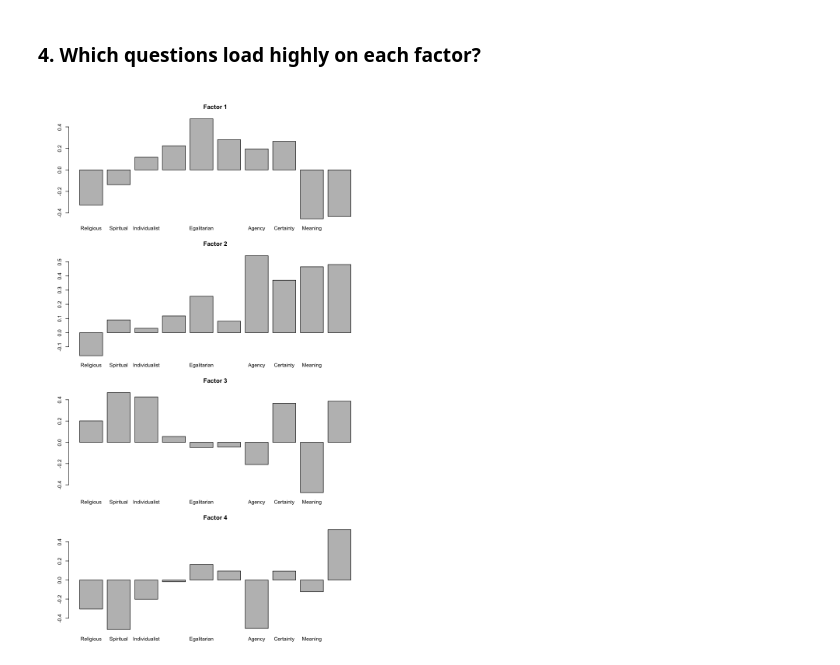
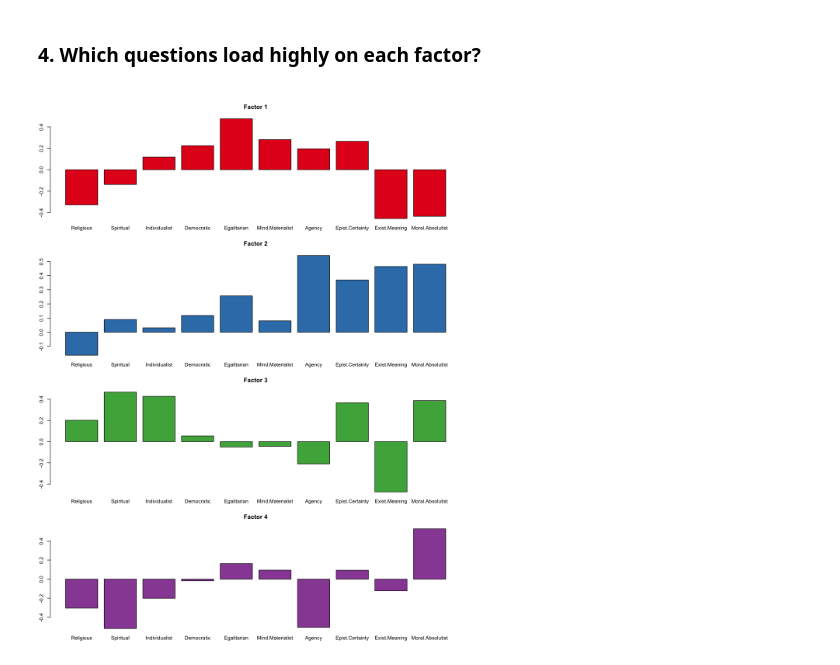
Before and after one commit to claussian/core-beliefs, a Jupyter notebook: Core beliefs questionnaire factor analysis.ipynb, the cells around one changed output. Drawn from its saved outputs; the diff is of its cells as text; code cells hidden in the pictures.

```diff
--- a/Core beliefs questionnaire factor analysis.ipynb
+++ b/Core beliefs questionnaire factor analysis.ipynb
@@ -89,10 +89,12 @@ textxy(result$factors,result$cuml.variance,result$cuml.variance,cex=0.8, col='bl
 ### 4. Which questions load highly on each factor?
 # %%
 #bpc$loadings
-options(repr.plot.width=8, repr.plot.height=12)
-par(mar = c(2, 4, 4, 2), mfrow = c(4, 1), oma=c(1,1,1,6))
+options(repr.plot.width=10, repr.plot.height=12)
+library(RColorBrewer)
+colors <- brewer.pal(4,'Set1')
+par(mar = c(2, 1, 4, 1), mfrow = c(4, 1), oma=c(1,1,1,6))
 for (i in 1:4){
-    barplot(bpc$loadings[,i],main=paste0('Factor ',i))
+    barplot(bpc$loadings[,i],main=paste0('Factor ',i),col=colors[i])
 }
 # %% [output]
-[figure, old version]
+[figure, new version]
```
Also changed, not shown: parts of 3 cells of this notebook.
